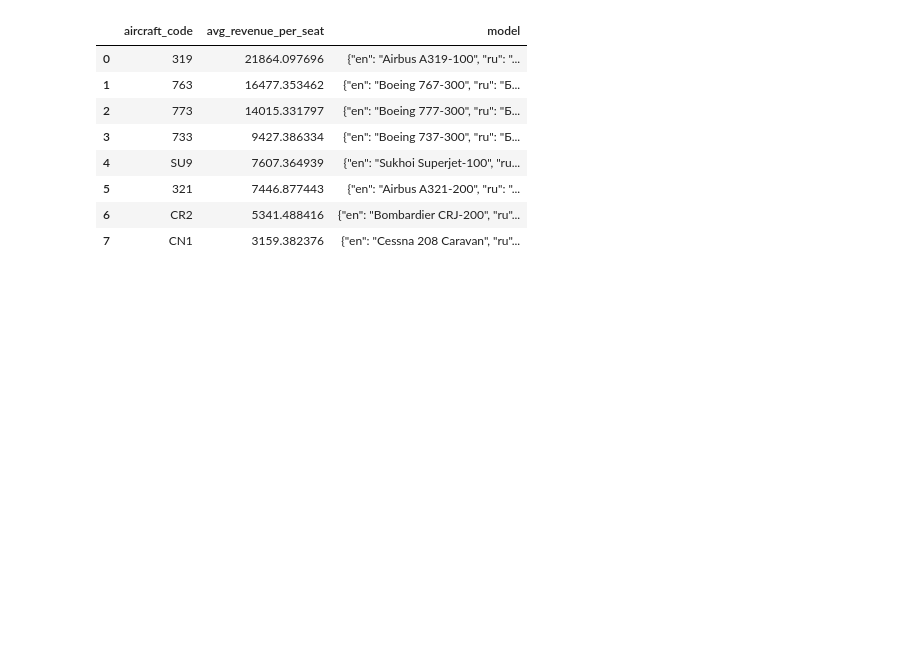
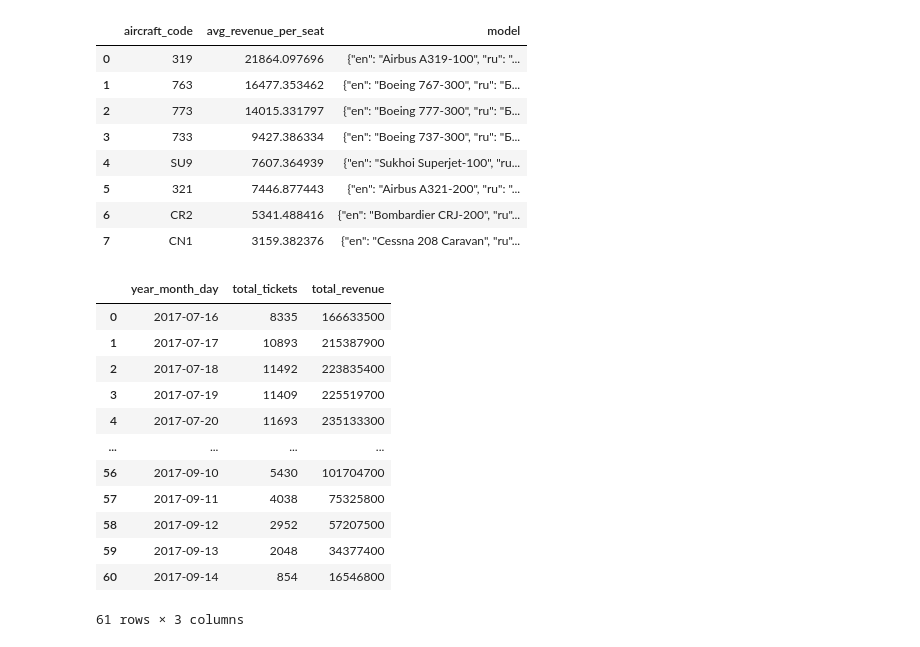
Before and after one commit to YamenNahhas/my-data-project, a Jupyter notebook: notebooks/Airline Data Analysis Using SQL.ipynb, the cells around one changed output. Saved outputs shown, nothing was run; the diff lists cells and outputs as text; code cells hidden in the pictures; blank space fills up the shorter version.

```diff
--- a/notebooks/Airline Data Analysis Using SQL.ipynb
+++ b/notebooks/Airline Data Analysis Using SQL.ipynb
@@ -382,3 +404,30 @@ display(df_revenue_per_seat_aircraft)
 | 5 | 321 | 7446.877443 | {"en": "Airbus A321-200", "ru": "... |
 | 6 | CR2 | 5341.488416 | {"en": "Bombardier CRJ-200", "ru"... |
 | 7 | CN1 | 3159.382376 | {"en": "Cessna 208 Caravan", "ru"... |
+# %%
+#anaylying of time of flights
+sql_query = '''SELECT
+    strftime('%Y-%m-%d', substr(f.scheduled_departure, 1, 19)) AS year_month_day,
+    COUNT(tf.ticket_no) AS total_tickets,
+    SUM(tf.amount) AS total_revenue
+FROM ticket_flights tf
+JOIN flights f
+    ON tf.flight_id = f.flight_id
+GROUP BY year_month_day
+ORDER BY year_month_day'''
+df_departure_time = pd.read_sql_query(sql_query, conn)
+display(df_departure_time)
+# %% [output]
+|  | year_month_day | total_tickets | total_revenue |
+| 0 | 2017-07-16 | 8335 | 166633500 |
+| 1 | 2017-07-17 | 10893 | 215387900 |
+| 2 | 2017-07-18 | 11492 | 223835400 |
+| 3 | 2017-07-19 | 11409 | 225519700 |
+| 4 | 2017-07-20 | 11693 | 235133300 |
+| ... | ... | ... | ... |
+| 56 | 2017-09-10 | 5430 | 101704700 |
+| 57 | 2017-09-11 | 4038 | 75325800 |
+| 58 | 2017-09-12 | 2952 | 57207500 |
+| 59 | 2017-09-13 | 2048 | 34377400 |
+| 60 | 2017-09-14 | 854 | 16546800 |
+61 rows × 3 columns
```
Also changed, not shown: parts of 3 cells of this notebook.
